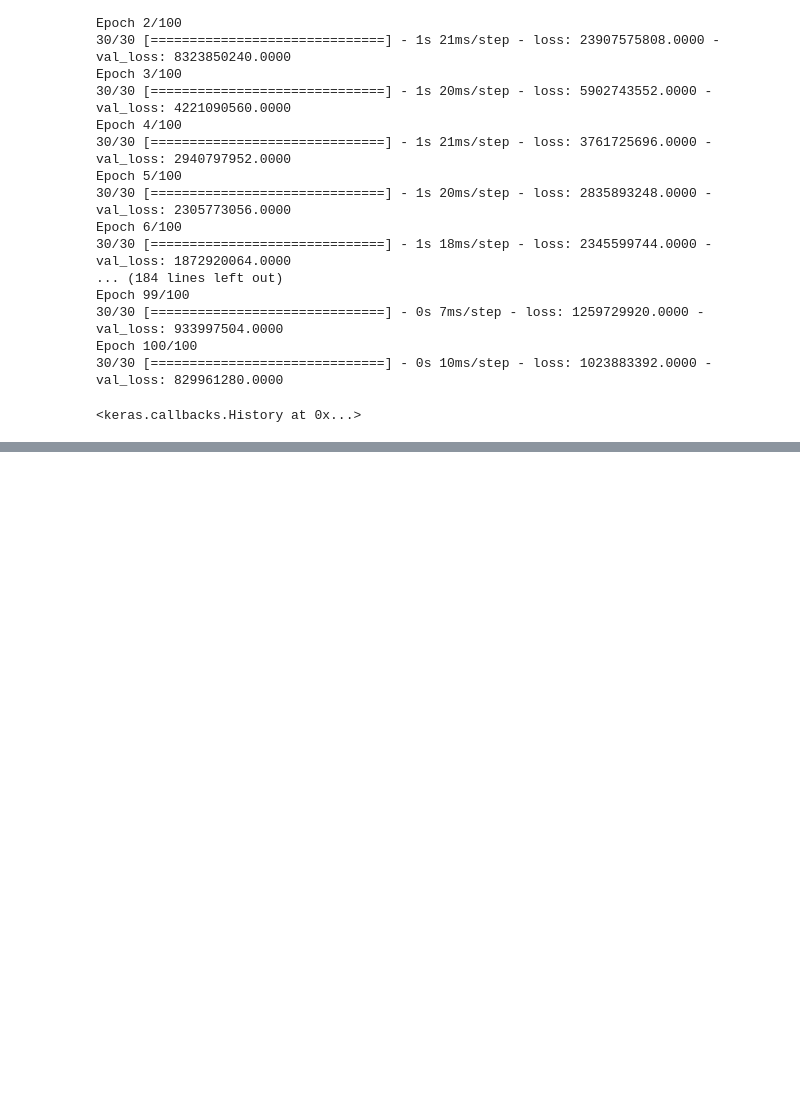
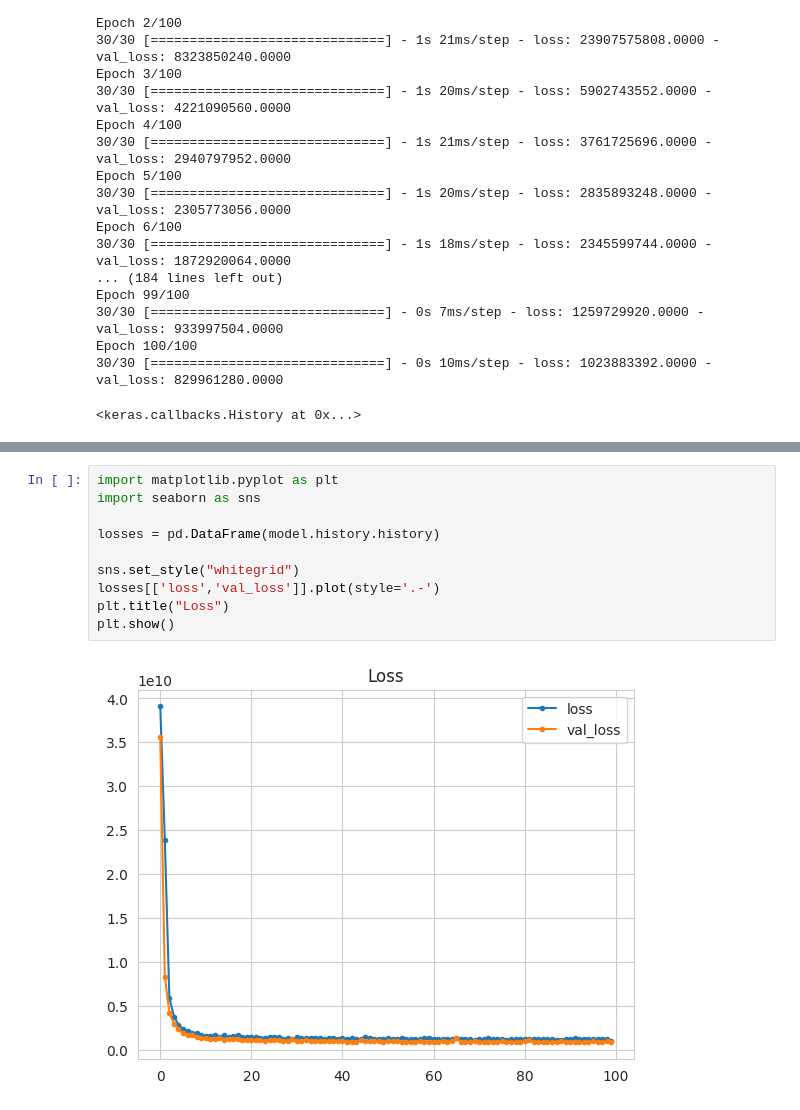
Before and after one commit to ewradcliffe/Heritage-Housing, a Jupyter notebook: jupyter_notebooks/ModellingMostImportantFeatures.ipynb, the cells around one changed output, grey strips where cells are left out. Cells and saved outputs as stored; diff of their text form; blank space fills up the shorter version.

Commit message:
Add evaluation code and train model in ModellingMostImportantFeatures notebook.

```diff
--- a/jupyter_notebooks/ModellingMostImportantFeatures.ipynb
+++ b/jupyter_notebooks/ModellingMostImportantFeatures.ipynb
@@ -269,0 +291,12 @@ Epoch 100/100
+# %%
+import matplotlib.pyplot as plt
+import seaborn as sns
+
+losses = pd.DataFrame(model.history.history)
+
+sns.set_style("whitegrid")
+losses[['loss','val_loss']].plot(style='.-')
+plt.title("Loss")
+plt.show()
+# %% [output]
+[figure, added]
```
Also changed, not shown: parts of 11 cells of this notebook, 2 other files.
